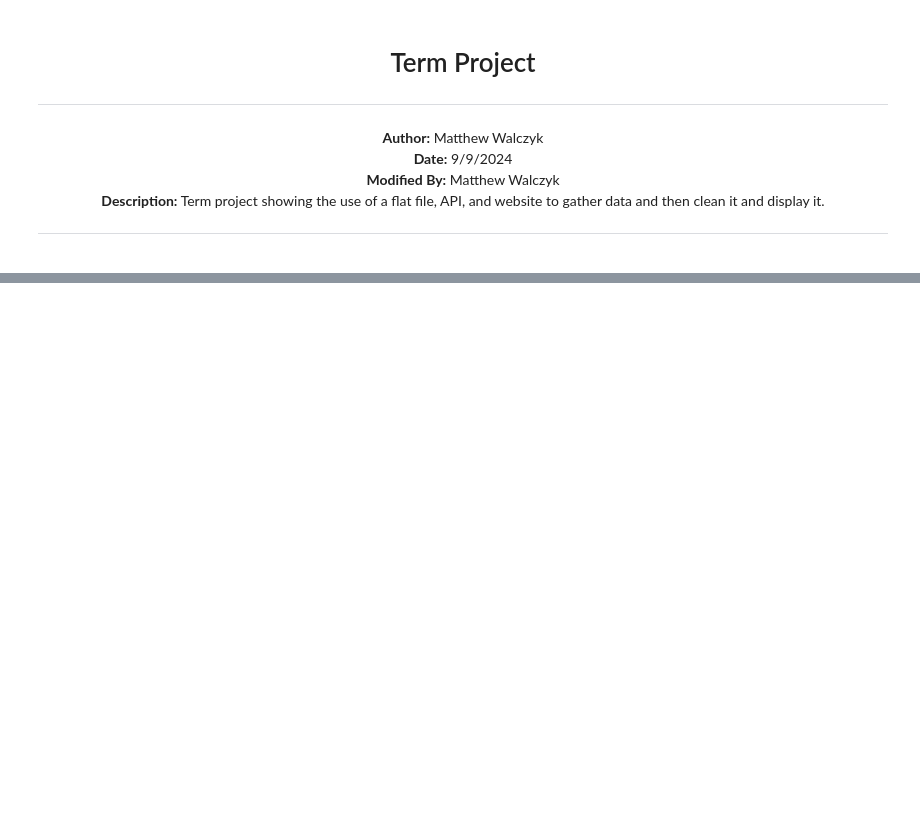
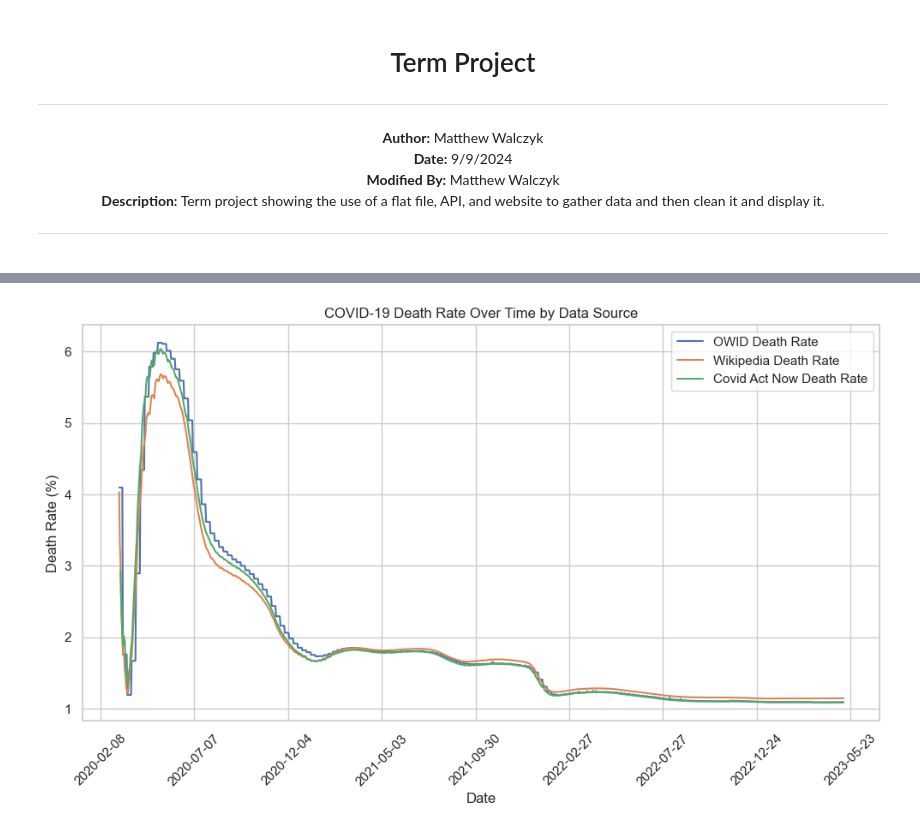
Before and after one commit to mwalczyk81/school, a Jupyter notebook: Python/Data Wrangling/Project.ipynb, the cells around one changed output, grey strips where cells are left out. Saved outputs shown, nothing was run; the diff lists cells and outputs as text; code cells hidden in the pictures; blank space fills up the shorter version.

```diff
--- a/Python/Data Wrangling/Project.ipynb
+++ b/Python/Data Wrangling/Project.ipynb
@@ -211,0 +404,82 @@ Table 1:
+# %%
+# Calculate death rate as (total_deaths / total_cases) * 100
+merged_data['owid_death_rate'] = (merged_data['owid_total_deaths'] / merged_data['owid_total_cases']) * 100
+merged_data['wiki_death_rate'] = (merged_data['wiki_total_deaths'] / merged_data['wiki_total_cases']) * 100
+merged_data['act_now_death_rate'] = (merged_data['act_now_total_deaths'] / merged_data['act_now_total_cases']) * 100
+
+# Plot death rate over time for each dataset
+plt.figure(figsize=(12, 6))
+ax = sns.lineplot(data=merged_data, x='Date', y='owid_death_rate', label='OWID Death Rate')
+sns.lineplot(data=merged_data, x='Date', y='wiki_death_rate', label='Wikipedia Death Rate')
+sns.lineplot(data=merged_data, x='Date', y='act_now_death_rate', label='Covid Act Now Death Rate')
+format_plot(ax)
+plt.title("COVID-19 Death Rate Over Time by Data Source")
+plt.xlabel("Date")
+plt.ylabel("Death Rate (%)")
+plt.legend()
+plt.show()
+
+
+# Calculate daily percentage growth rates for cases and deaths
+merged_data['owid_case_growth'] = merged_data['owid_total_cases'].pct_change() * 100
+merged_data['owid_death_growth'] = merged_data['owid_total_deaths'].pct_change() * 100
+
+# Plot the growth rate comparison
+plt.figure(figsize=(12, 6))
+ax = sns.lineplot(data=merged_data, x='Date', y='owid_case_growth', label='OWID Case Growth Rate')
+sns.lineplot(data=merged_data, x='Date', y='owid_death_growth', label='OWID Death Growth Rate')
+format_plot(ax)
+plt.title("COVID-19 Case and Death Growth Rate Over Time (OWID)")
+plt.xlabel("Date")
+plt.ylabel("Growth Rate (%)")
+plt.legend()
+plt.show()
+
+
+# Prepare data for stacked area plot
+plt.figure(figsize=(12, 6))
+plt.stackplot(
+    merged_data['Date'],
+    merged_data['owid_total_cases'],
+    merged_data['wiki_total_cases'],
+    merged_data['act_now_total_cases'],
+    labels=['OWID', 'Wikipedia', 'Covid Act Now']
+)
+plt.title("Cumulative COVID-19 Cases Over Time by Data Source")
+plt.xlabel("Date")
+plt.ylabel("Total Cases")
+plt.legend(loc='upper left')
+plt.show()
+
+
+
+# Calculate discrepancies between data sources
+merged_data['diff_cases_owid_wiki'] = merged_data['owid_total_cases'] - merged_data['wiki_total_cases']
+merged_data['diff_deaths_owid_wiki'] = merged_data['owid_total_deaths'] - merged_data['wiki_total_deaths']
+
+# Plot differences in cases
+plt.figure(figsize=(12, 6))
+ax = sns.lineplot(data=merged_data, x='Date', y='diff_cases_owid_wiki', label='OWID vs Wikipedia Cases')
+format_plot(ax)
+plt.title("Differences in Total Cases Between OWID and Wikipedia")
+plt.xlabel("Date")
+plt.ylabel("Difference in Cases")
+plt.legend()
+plt.show()
+
+
+
+# Calculate a 14-day rolling average of death rate for OWID, with a 7-day lag
+merged_data['owid_death_rate_14d_avg'] = merged_data['owid_death_rate'].shift(7).rolling(window=14).mean()
+
+# Plot the lagged rolling average death rate
+plt.figure(figsize=(12, 6))
+ax = sns.lineplot(data=merged_data, x='Date', y='owid_death_rate_14d_avg', label='OWID 14-Day Avg Death Rate (7-Day Lag)')
+format_plot(ax)
+plt.title("Lagged 14-Day Rolling Average COVID-19 Death Rate (OWID)")
+plt.xlabel("Date")
+plt.ylabel("Death Rate (%)")
+plt.legend()
+plt.show()
+# %% [output]
+[figure, added]
```
Also changed, not shown: parts of 10 cells of this notebook, 2 other files.
